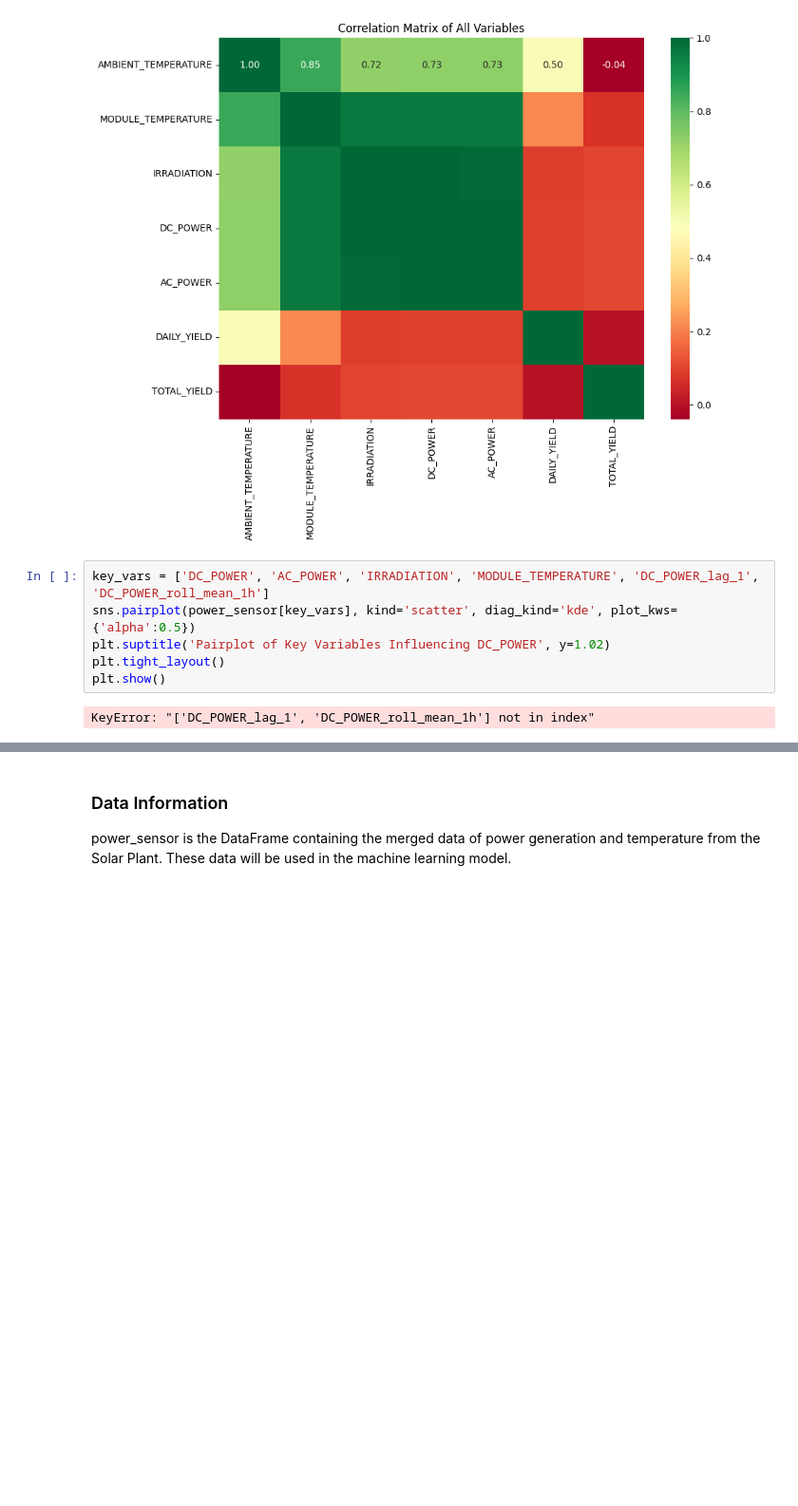
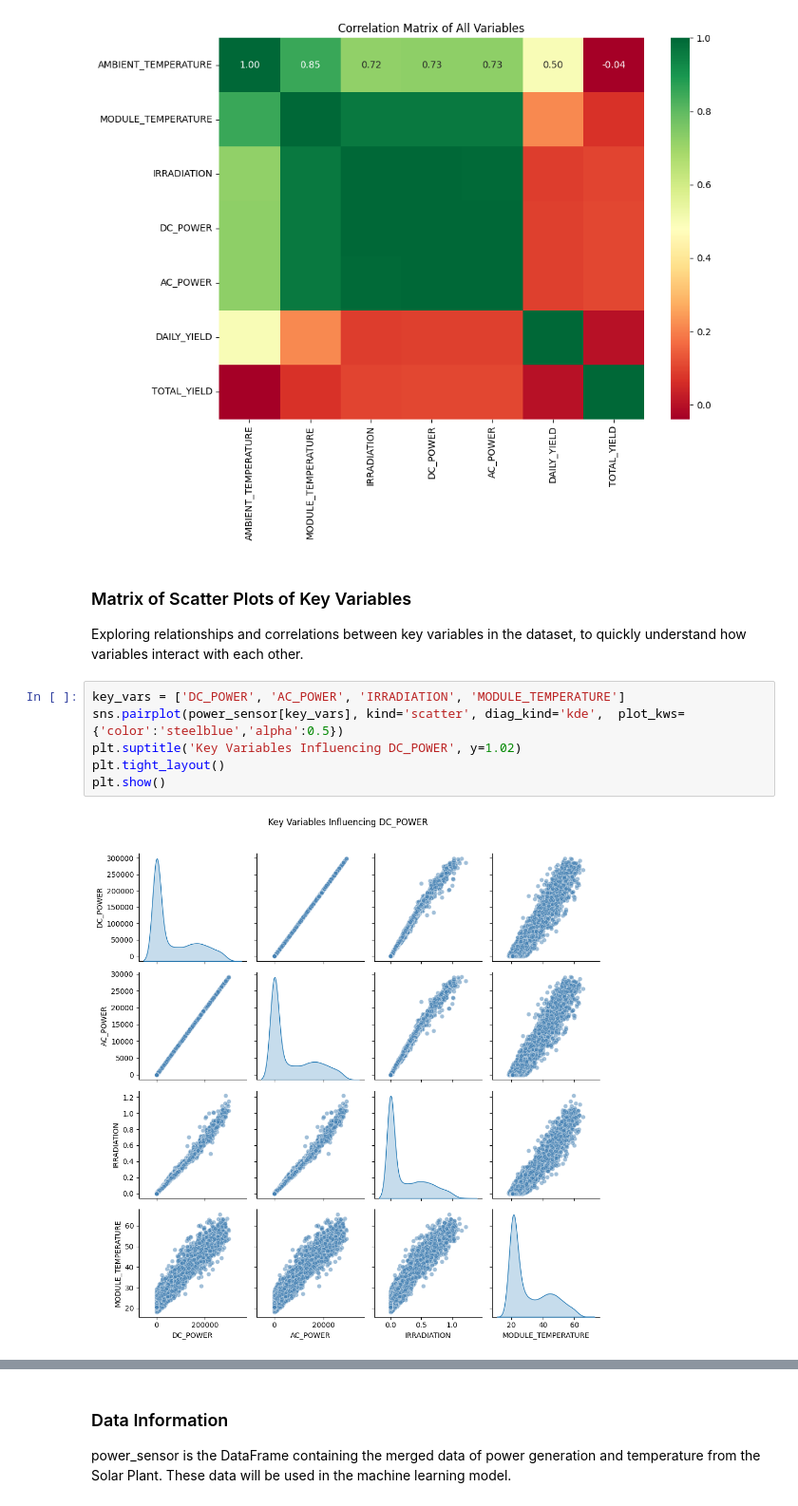
Before and after one commit to FelipeSteudel/Felipe_Steudel-Strategic_Thinking-CA3, a Jupyter notebook: CA3 - Felipe Steudel - Strategic Thinking - HDip in Data Analytics.ipynb, the cells around one changed output, grey strips where cells are left out. Shown at 95% size. Saved outputs shown, nothing was run; the diff lists cells and outputs as text; blank space fills up the shorter version.

```diff
--- a/CA3 - Felipe Steudel - Strategic Thinking - HDip in Data Analytics.ipynb
+++ b/CA3 - Felipe Steudel - Strategic Thinking - HDip in Data Analytics.ipynb
@@ -532,12 +514,16 @@ plt.tight_layout()
 plt.show()
 # %% [output]
 [figure]
+# %% [markdown]
+### Matrix of Scatter Plots of Key Variables
+
+Exploring relationships and correlations between key variables in the dataset, to quickly understand how variables interact with each other.
 # %%
-key_vars = ['DC_POWER', 'AC_POWER', 'IRRADIATION', 'MODULE_TEMPERATURE', 'DC_POWER_lag_1', 'DC_POWER_roll_mean_1h']
-sns.pairplot(power_sensor[key_vars], kind='scatter', diag_kind='kde', plot_kws={'alpha':0.5})
-plt.suptitle('Pairplot of Key Variables Influencing DC_POWER', y=1.02)
+key_vars = ['DC_POWER', 'AC_POWER', 'IRRADIATION', 'MODULE_TEMPERATURE']
+sns.pairplot(power_sensor[key_vars], kind='scatter', diag_kind='kde',  plot_kws={'color':'steelblue','alpha':0.5})
+plt.suptitle('Key Variables Influencing DC_POWER', y=1.02)
 plt.tight_layout()
 plt.show()
 # %% [output]
-KeyError: "['DC_POWER_lag_1', 'DC_POWER_roll_mean_1h'] not in index"
+[figure, added]
 # %%
```
Also changed, not shown: parts of 23 cells of this notebook.
